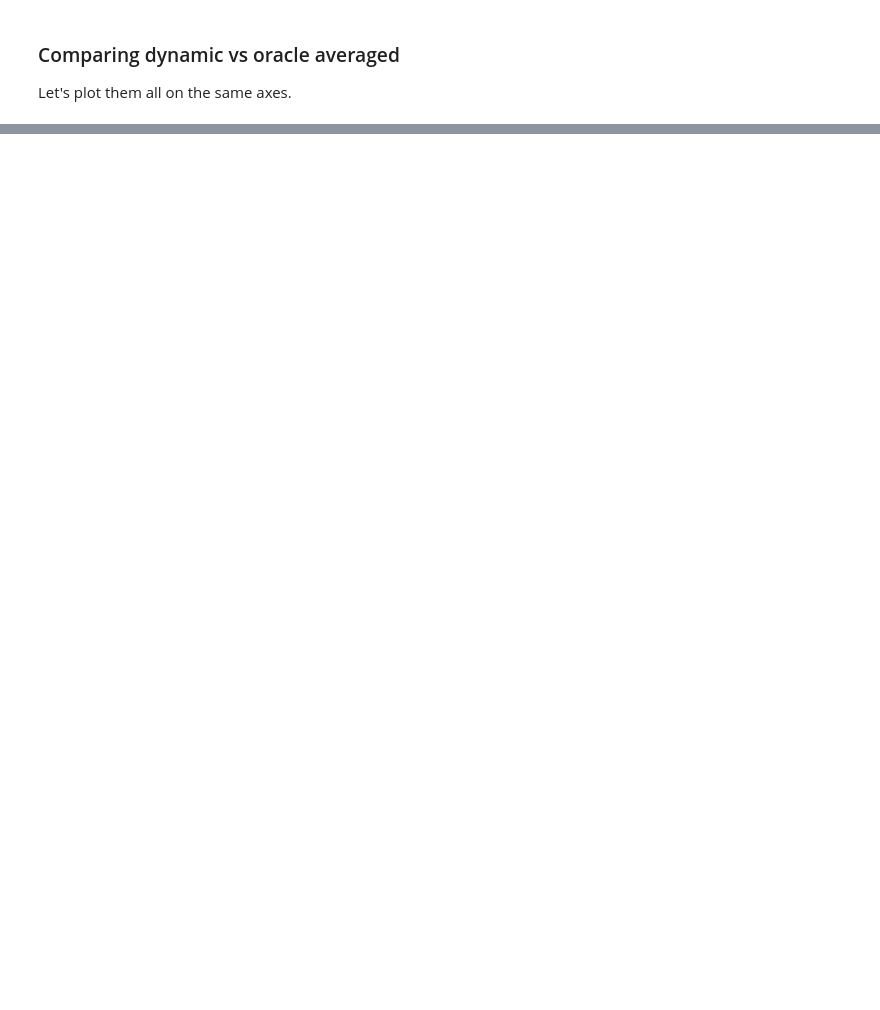
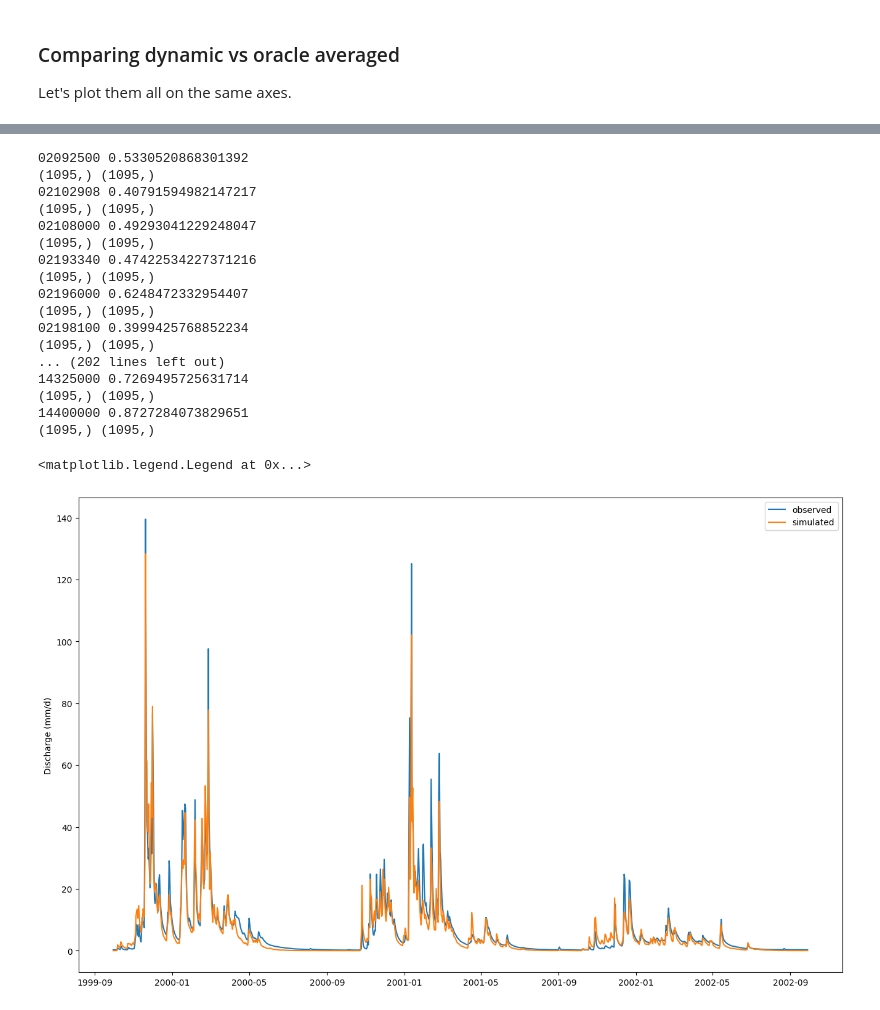
Before and after one commit to mines-ciroh/neuralhydrology-dcfe, a Jupyter notebook: examples/08-SHM/shm_training.ipynb, the cells around one changed output, grey strips where cells are left out. Cells and saved outputs as stored; diff of their text form; code cells hidden in the pictures; blank space fills up the shorter version.

```diff
--- a/examples/08-SHM/shm_training.ipynb
+++ b/examples/08-SHM/shm_training.ipynb
@@ -213,4 +225,4 @@ plt.legend()
 # %%
-plt.plot(qsim_dynamic['datetime'], qsim_dynamic[0] - qsim_oracle[0],label='dynamic parameters')
-plt.show()
+run_dir = Path("/home/adam/dev/repos/neuralhydrology-dcfe/runs/EXP1_SHM_CAMELS_noSnow_HPC_Dynamic_2302_193830")
+eval_run(run_dir=run_dir, period="test")
 # %% [output]
@@ -217,0 +233,37 @@ plt.show()
+# %%
+with open(run_dir / "test" / "model_epoch001" / "test_results.p", "rb") as fp:
+    results = pickle.load(fp)
+
+# Extract a data slice of observations and simulations
+for basin in results.keys():
+    print(basin, results[basin]['1D']['NSE'])
+    results_xr = results[basin]['1D']['xr']
+    qobs = results_xr['QObs(mm/d)_obs']
+    qsim = results_xr['QObs(mm/d)_sim']
+    print(np.shape(qobs), np.shape(qsim))
+# extract observations and simulations
+fig, ax = plt.subplots(figsize=(16,10))
+ax.plot(results_xr["date"], qobs,label='observed')
+ax.plot(results_xr["date"], qsim,label='simulated')
+ax.set_ylabel("Discharge (mm/d)")
+ax.legend()
+# %% [output]
+02092500 0.5330520868301392
+(1095,) (1095,)
+02102908 0.40791594982147217
+(1095,) (1095,)
+02108000 0.49293041229248047
+(1095,) (1095,)
+02193340 0.47422534227371216
+(1095,) (1095,)
+02196000 0.6248472332954407
+(1095,) (1095,)
+02198100 0.3999425768852234
+(1095,) (1095,)
+... (202 lines left out)
+14325000 0.7269495725631714
+(1095,) (1095,)
+14400000 0.8727284073829651
+(1095,) (1095,)
+<matplotlib.legend.Legend at 0x...>
+[figure, added]
```
Also changed, not shown: parts of 12 cells of this notebook, 11 other files.
